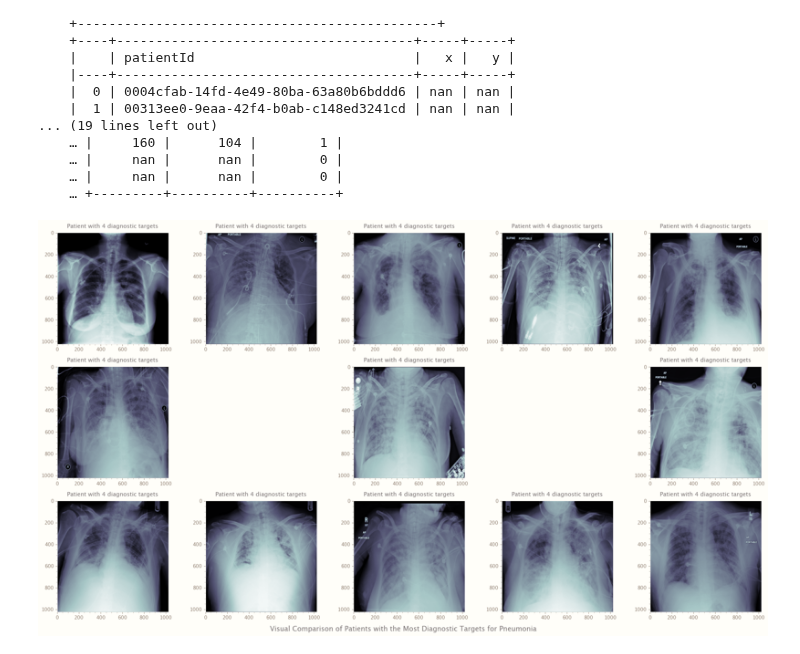
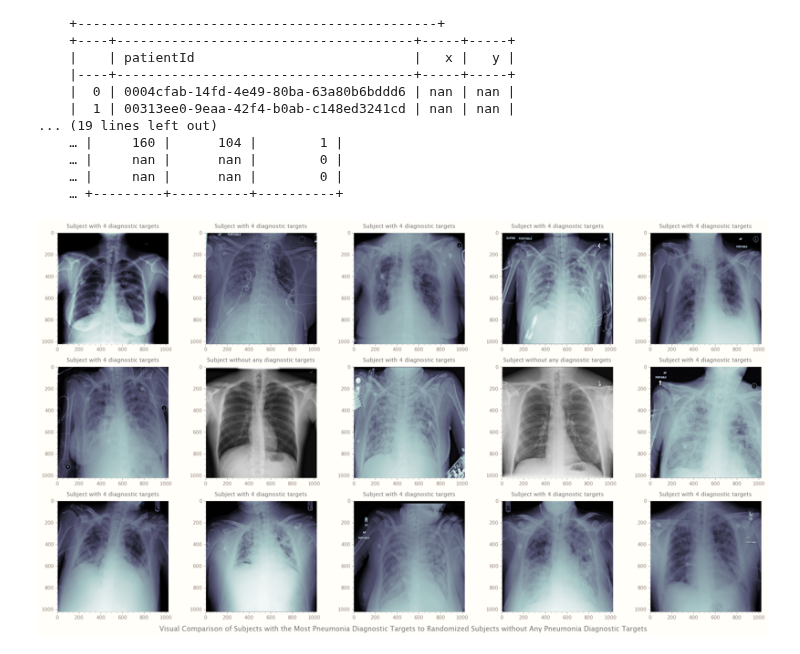
Before and after one commit to RaphaelZH/OpenCV_Program_EN, a Jupyter notebook: Deep Learning with PyTorch for Medical Image Analysis/Notebooks/4 - Pneumonia-Classification (Compressed).ipynb, the cells around one changed output. Drawn from its saved outputs; the diff is of its cells as text; code cells hidden in the pictures.

Commit message:
Subjects with targets vs. subjects without targets

```diff
--- a/Deep Learning with PyTorch for Medical Image Analysis/Notebooks/4 - Pneumonia-Classification (Compressed).ipynb
+++ b/Deep Learning with PyTorch for Medical Image Analysis/Notebooks/4 - Pneumonia-Classification (Compressed).ipynb
@@ -248,37 +248,42 @@ ROOT_PATH = Path(
     "../Datasets/Kaggle - RSNA Pneumonia Detection Challenge/stage_2_train_images/"
 )
 SAVE_PATH = Path("Processed/")
 
 fig, axs = plt.subplots(3, 5, figsize=(
     figure_size[0] / 3 * 4, figure_size[1] / 3 * 4))
 
-for ax in axs[1, :]:
-    if ax in [axs[1, 1], axs[1, 3]]:
-        ax.remove()
 c = 0
 for i, ax in enumerate(axs.flat):
     if i not in [6, 8]:
         patient_id = most_tagged_IDs.patientId.iloc[c]
         dcm_path = ROOT_PATH / patient_id
-        # PurePath.with_suffix` returns the new path with the changed suffix
+        # `PurePath.with_suffix` returns the new path with the changed suffix
 
         # Note that if the original path does not have a suffix, the new suffix is added;
         # if the suffix is an empty string, the original suffix is removed
         dcm_path = dcm_path.with_suffix(".dcm")
         dcm = pydicom.read_file(dcm_path).pixel_array
         targets = most_tagged_IDs["Target"].iloc[c]
-        title = f"Patient with {targets} diagnostic targets"
+        title = f"Subject with {targets} diagnostic targets"
         image_display(dcm, ax, title, "bone")
         c += 1
+    else:
+        title = "Subject without any diagnostic targets"
+        for patient_id in labels.loc[labels["Target"] == 0].sample(2)["patientId"]:
+            dcm_path = ROOT_PATH / patient_id
+            dcm_path = dcm_path.with_suffix(".dcm")
+            dcm = pydicom.read_file(dcm_path).pixel_array
+            image_display(dcm, ax, title, "gray")
 
 fig.suptitle(
-    "Visual Comparison of Patients with the Most Diagnostic Targets for Pneumonia",
+    "Visual Comparison of Subjects with the Most Pneumonia Diagnostic Targets to "
+    "Randomized Subjects without Any Pneumonia Diagnostic Targets",
     fontsize="x-large",
     x=0.5,
     y=0,
 )
 
 plt.tight_layout()
 plt.show()
 # %% [output]
-[figure, old version]
+[figure, new version]
```
Also changed, not shown: 1 other file.
